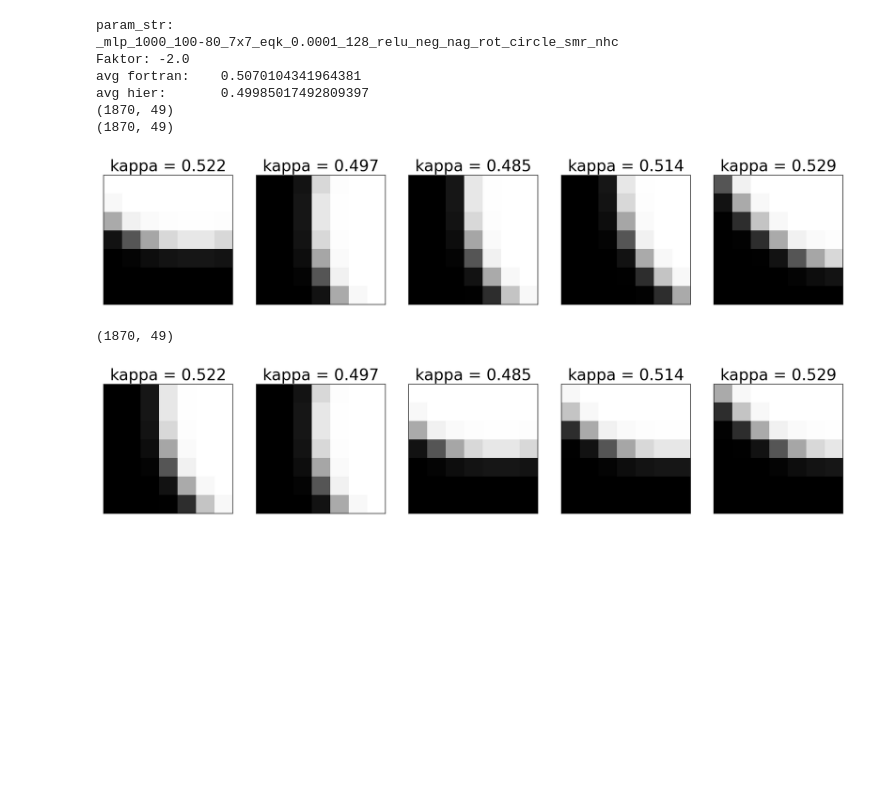
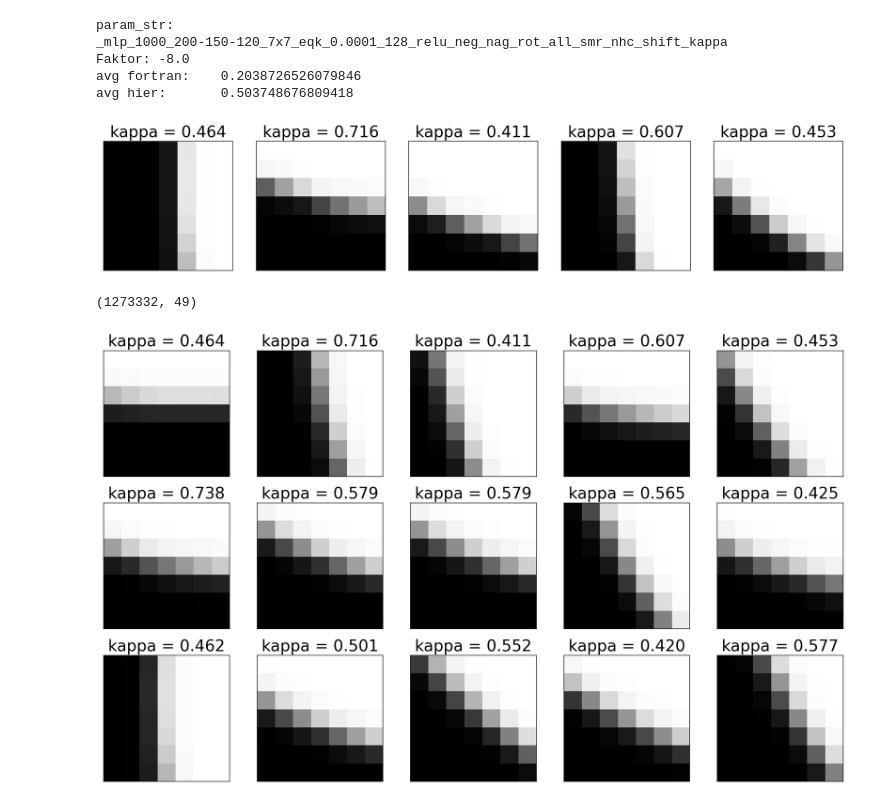
Before and after one commit to wolperting3r/Masterarbeit, a Jupyter notebook: Project/data/fortran_test/Fortran Results.ipynb, the cells around one changed output. Drawn from its saved outputs; the diff is of its cells as text; code cells hidden in the pictures; blank space fills up the shorter version.

Commit message:
200-150-100 Modell + Fastest Implementierung

```diff
--- a/Project/data/fortran_test/Fortran Results.ipynb
+++ b/Project/data/fortran_test/Fortran Results.ipynb
@@ -20,12 +23,13 @@ from sklearn.pipeline import Pipeline
 from src.d.transformators import TransformData, FindGradient, FindAngle, Rotate, CDS, HF, TwoLayers
 import subprocess
 import re
-gitter = 32
+gitter = 128
 dt = 'all'
-dtm = 'circle'
-c_nb = False  # Auch wenn Bedingung für Nachbarn nicht erfüllt ist
+dtm = 'all'
+c_nb = True  # Auch wenn Bedingung für Nachbarn nicht erfüllt ist
 folder = 'model_mlp_1000_100-80_7x7_eqk_0.0001_128_relu_neg_nag_rot_'+dt+'_smr_nhc_'+str(gitter) + ('_allstc' if c_nb else '')
-model = '_mlp_1000_100-80_7x7_eqk_0.0001_128_relu_neg_nag_rot_'+dtm+'_smr_nhc'
+#model = '_mlp_1000_100-80_7x7_eqk_0.0001_128_relu_neg_nag_rot_'+dtm+'_smr_nhc' + '_shift_kappa'
+model = '_mlp_1000_200-150-120_7x7_eqk_0.0001_128_relu_neg_nag_rot_all_smr_nhc_shift_kappa'
 scale = (1/4 if gitter == 32 else 1)
 #folder = 'output_circle_128'
 vector_c = pd.read_csv(os.path.join('/'+basepath, 'data', 'fortran_test', folder, 'output_c.txt'), skiprows=1, dtype=np.float).values
@@ -34,7 +38,7 @@ vector_c = pd.read_csv(os.path.join('/'+basepath, 'data', 'fortran_test', folder
 vector_cm = pd.read_csv(os.path.join('/'+basepath, 'data', 'fortran_test', folder, 'output_cm.txt'), skiprows=1, dtype=np.float).values
 vector_cm = np.nan_to_num(vector_cm)
 vector_cds = pd.read_csv(os.path.join('/'+basepath, 'data', 'fortran_test', 'output_cds_'+str(gitter)+('.txt' if c_nb else '_nurc.txt')), skiprows=1, dtype=np.float).values[:, 0]
-vector_last = get_predictions(vector_cm, basepath=basepath, filename=model)
+vector_last = get_predictions(vector_cm, basepath=basepath, filename=model, custom_object = {'custom_loss': custom_loss})
 
 parameters = {'stencil_size': [7, 7], 'angle': False}
 # Create pipeline
@@ -66,9 +70,10 @@ print(f'avg fortran:\t{avg_kappa}')
 # Get average curvature calculated with fortran stencils
 print(f'avg hier:\t{sum(vector_last)/len(vector_last)}')
 
-if True:
+if False:
     print(vector_cm.shape)
-    indices = np.where((vector_last > -0.5) & (vector_last < 1.25))
+    #indices = np.where((vector_last > -0.5) & (vector_last < 1.25))
+    indices = np.where((vector_last > 1.25))
     vector_c = vector_c[indices[0], :]
     vector_cm = vector_cm[indices[0], :]
     vector_last = vector_last[indices]
@@ -88,19 +93,18 @@ else:
 
 #plot_vofs(np.reshape(vector_c, (vector_c.shape[0],7,7)), 5, labels=vector_last, per_row=5)
 plot_vofs(np.reshape(c_feat, (c_feat.shape[0],7,7)), 5, labels=c_lab*faktor, per_row=5)
+#plot_vofs(np.reshape(c_feat, (c_feat.shape[0],7,7)), 1, per_row = 1, size=0.5)
 # %% [output]
 param_str:
-_mlp_1000_100-80_7x7_eqk_0.0001_128_relu_neg_nag_rot_circle_smr_nhc
-Faktor: -2.0
-avg fortran:    0.5070104341964381
-avg hier:       0.49985017492809397
-(1870, 49)
-(1870, 49)
+_mlp_1000_200-150-120_7x7_eqk_0.0001_128_relu_neg_nag_rot_all_smr_nhc_shift_kappa
+Faktor: -8.0
+avg fortran:    0.2038726526079846
+avg hier:       0.503748676809418
-[figure, old version]
+[figure, new version]
 # %%
 print(vector_cm.shape)
-plot_vofs(np.reshape(vector_cm, (vector_cm.shape[0],7,7)), 5, labels=vector_last, per_row=5)
+plot_vofs(np.reshape(vector_cm, (vector_cm.shape[0],7,7)), 15, labels=vector_last, per_row=5)
 # %% [output]
-(1870, 49)
+(1273332, 49)
-[figure, old version]
+[figure, new version]
 # %%
```
Also changed, not shown: parts of 3 cells of this notebook, 45 other files.
